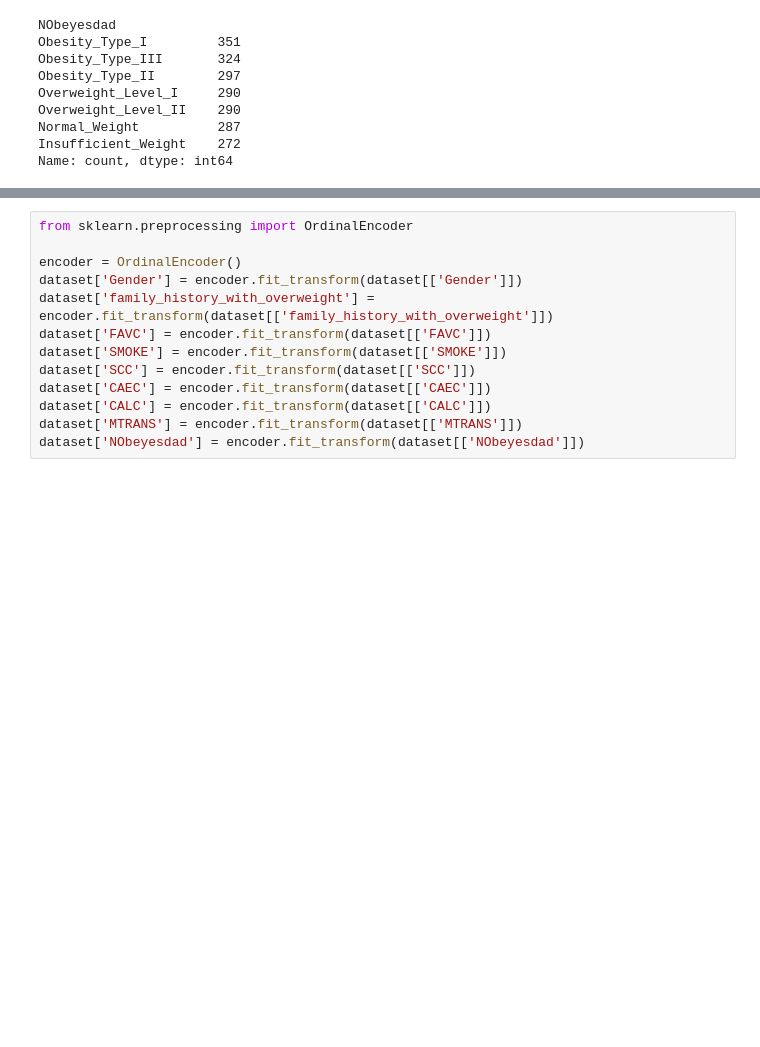
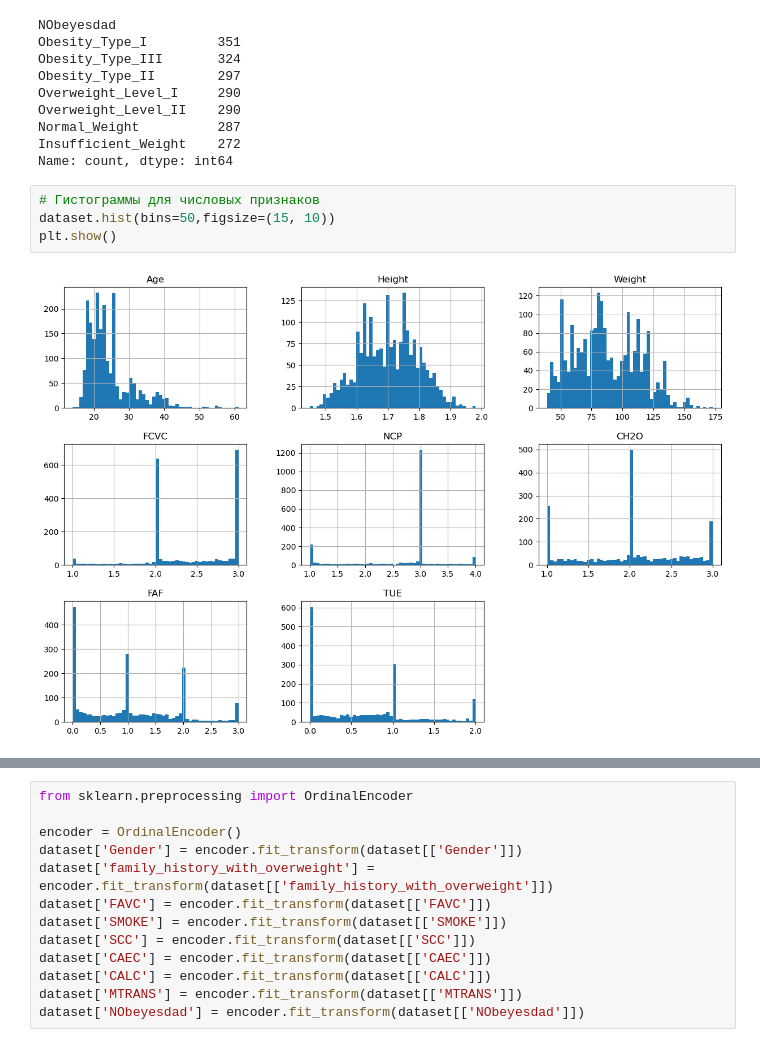
Before and after one commit to Al1Bi2/neural-networks-guap, a Jupyter notebook: lab2/2lab.ipynb, the cells around one changed output, grey strips where cells are left out. Drawn from its saved outputs; the diff is of its cells as text; blank space fills up the shorter version.

Commit message:
categories hists

```diff
--- a/lab2/2lab.ipynb
+++ b/lab2/2lab.ipynb
@@ -48,3 +48,9 @@ Overweight_Level_II    290
 Normal_Weight          287
 Insufficient_Weight    272
 Name: count, dtype: int64
+# %%
+# Гистограммы для числовых признаков
+dataset.hist(bins=50,figsize=(15, 10))
+plt.show()
+# %% [output]
+[figure, added]
```
Also changed, not shown: parts of 2 cells of this notebook.
